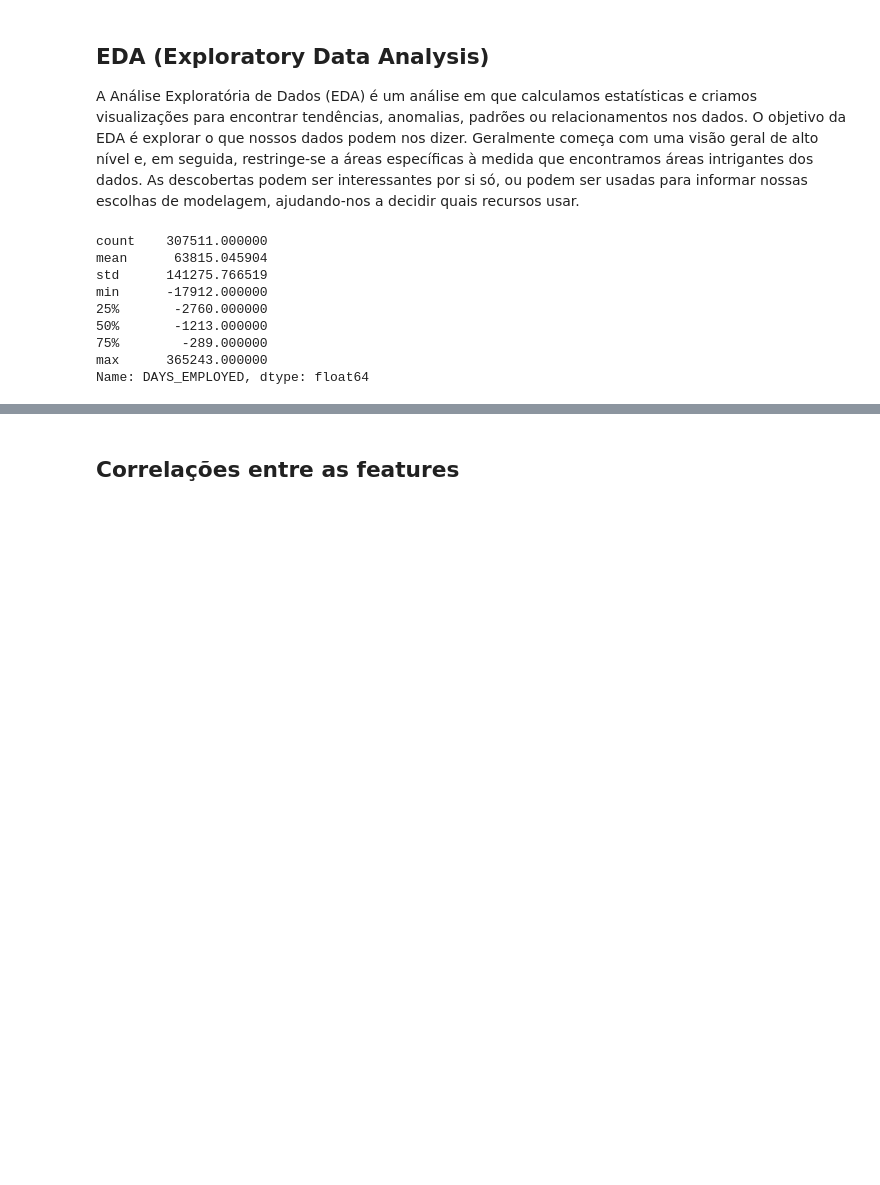
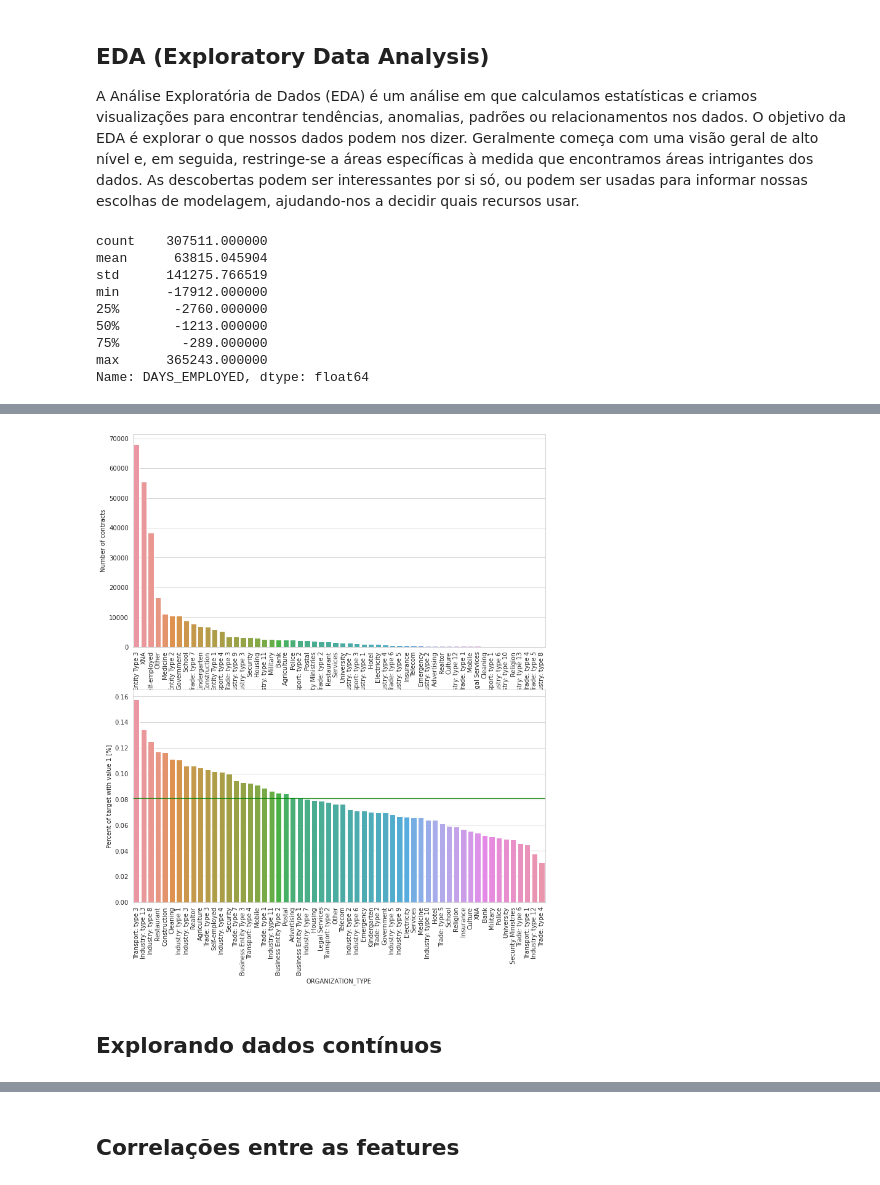
Before and after one commit to rerabelo/ProjetoInterdisciplinar, a Jupyter notebook: Notebooks/EDA_credit_2022.ipynb, the cells around one changed output, grey strips where cells are left out. Saved outputs shown, nothing was run; the diff lists cells and outputs as text; code cells hidden in the pictures; blank space fills up the shorter version.

```diff
--- a/Notebooks/EDA_credit_2022.ipynb
+++ b/Notebooks/EDA_credit_2022.ipynb
@@ -196,0 +459,6 @@ sns.barplot(x='TARGET',y='AMT_INCOME_TOTAL',data=train)
+# %%
+plot_stats(train, 'ORGANIZATION_TYPE',True, False)
+# %% [output]
+[figure, added]
+# %% [markdown]
+## Explorando dados contínuos
```
Also changed, not shown: parts of 27 cells of this notebook, 5 other files.
